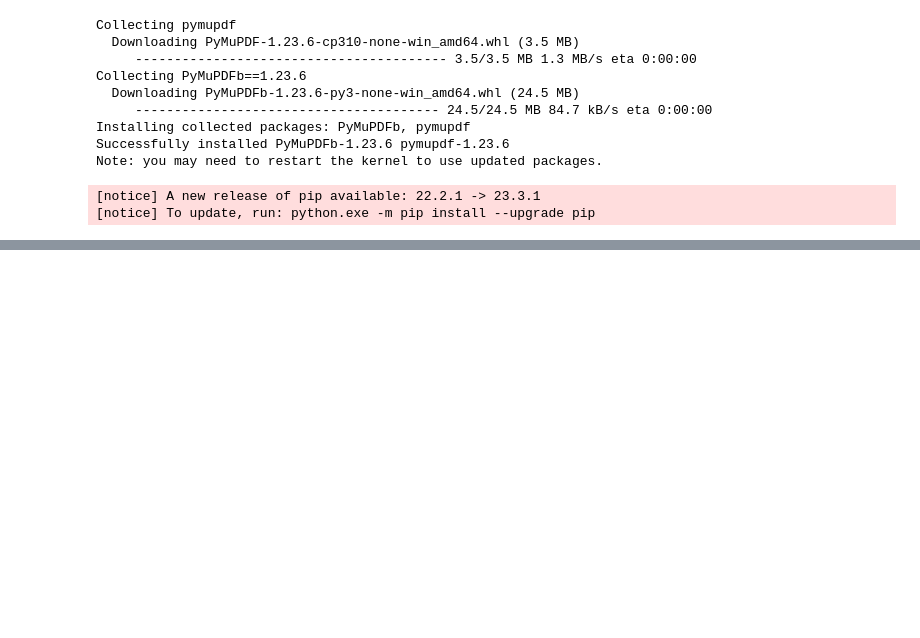
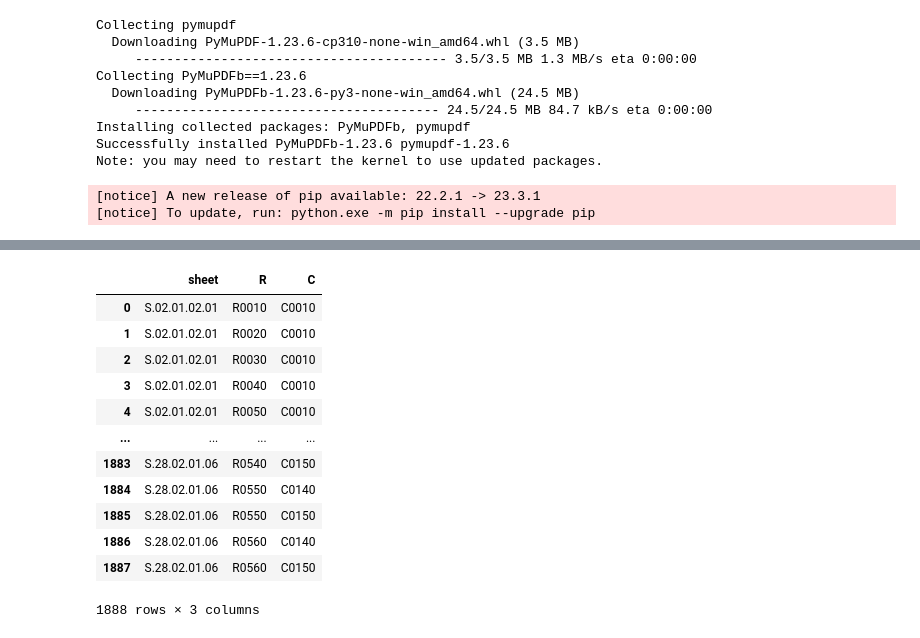
Before and after one commit to alexmal01/Supervision3mISIe, a Jupyter notebook: object_detection/detect_tables.ipynb, the cells around one changed output, grey strips where cells are left out. Saved outputs shown, nothing was run; the diff lists cells and outputs as text; code cells hidden in the pictures; blank space fills up the shorter version.

```diff
--- a/object_detection/detect_tables.ipynb
+++ b/object_detection/detect_tables.ipynb
@@ -95,0 +122,12 @@ SKŁADKI, ODSZKODOWANIA I ŚWIADCZENIA ORAZ KOSZTY WG KRAJU (S
+# %%
+import openpyxl
+
+# Load the Excel workbook
+workbook = openpyxl.load_workbook('C:/Users/szymo/Supervision3mISIe/Supervision3mISIe/#SFCR/Załącznik nr 4 – Tabele, które powinny być opublikowane jako załącznik do SFCR.xlsx')
+
+# Select the desired sheet
+sheet = workbook['Wykaz formularzy']  # or specify the sheet name, e.g., sheet = workbook['Sheet1']
+
+# Extract values from cells B5 to B46 into a list
+cell_values = [sheet.cell(row=i, column=2).value for i in range(5, 47)]
+cell_values
@@ -95,0 +223,30 @@ SKŁADKI, ODSZKODOWANIA I ŚWIADCZENIA ORAZ KOSZTY WG KRAJU (S
+# %%
+from itertools import product
+import numpy as np
+
+df_comb = pd.DataFrame(columns=['sheet', 'R', 'C'])
+unique_sheets = df['sheet'].unique()
+for sheet in unique_sheets:
+    df_sub = df[df.sheet == sheet]
+    R_unique = np.unique(np.array(df_sub['value'].str.extract(pattern_R).dropna()).flatten())#.unique()
+    C_unique = np.unique(np.array(df_sub['value'].str.extract(pattern_C).dropna()).flatten())
+    all_combinations = list(product(R_unique, C_unique))
+    if all_combinations:
+        R, C = zip(*all_combinations)
+        df_comb = pd.concat([df_comb, pd.DataFrame({'sheet': sheet,
+                            'R': R, 'C': C})], ignore_index=True)
+df_comb
+# %% [output]
+|  | sheet | R | C |
+| 0 | S.02.01.02.01 | R0010 | C0010 |
+| 1 | S.02.01.02.01 | R0020 | C0010 |
+| 2 | S.02.01.02.01 | R0030 | C0010 |
+| 3 | S.02.01.02.01 | R0040 | C0010 |
+| 4 | S.02.01.02.01 | R0050 | C0010 |
+| ... | ... | ... | ... |
+| 1883 | S.28.02.01.06 | R0540 | C0150 |
+| 1884 | S.28.02.01.06 | R0550 | C0140 |
+| 1885 | S.28.02.01.06 | R0550 | C0150 |
+| 1886 | S.28.02.01.06 | R0560 | C0140 |
+| 1887 | S.28.02.01.06 | R0560 | C0150 |
+1888 rows × 3 columns
```
Also changed, not shown: parts of 11 cells of this notebook.
